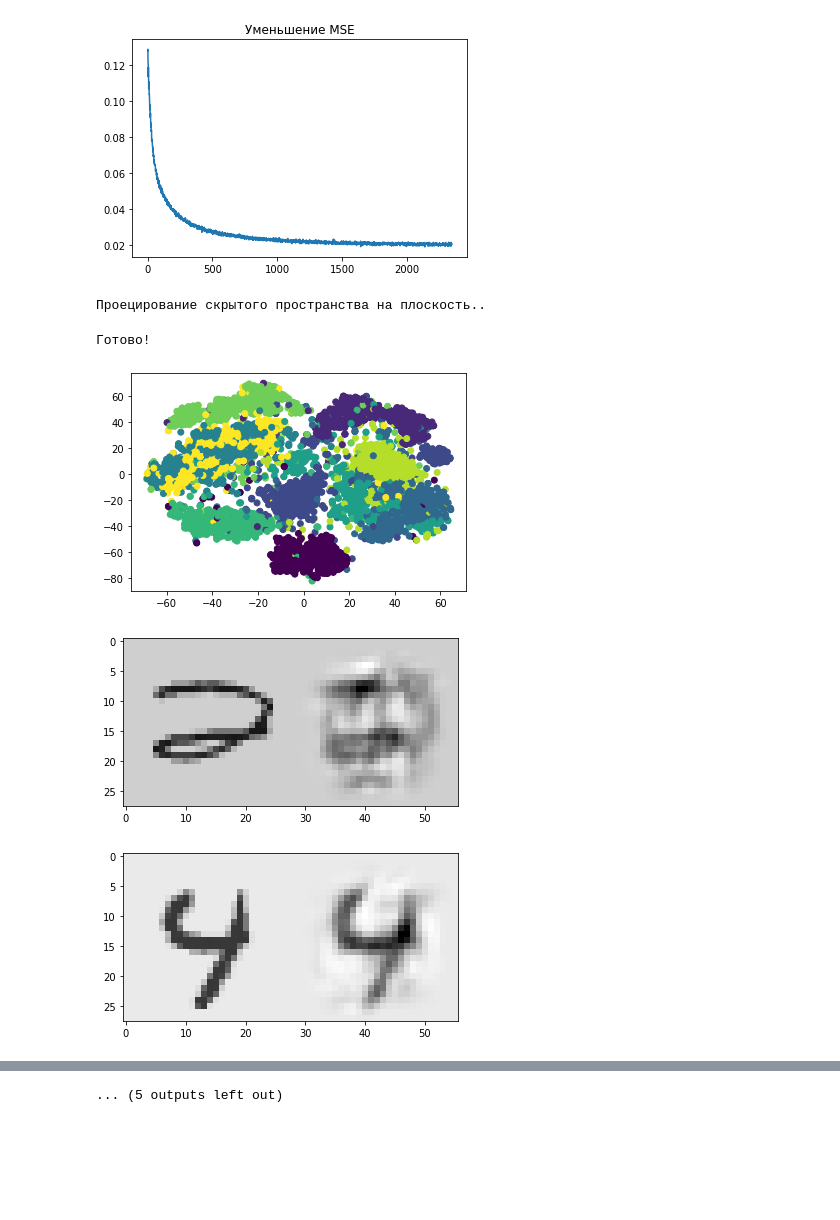
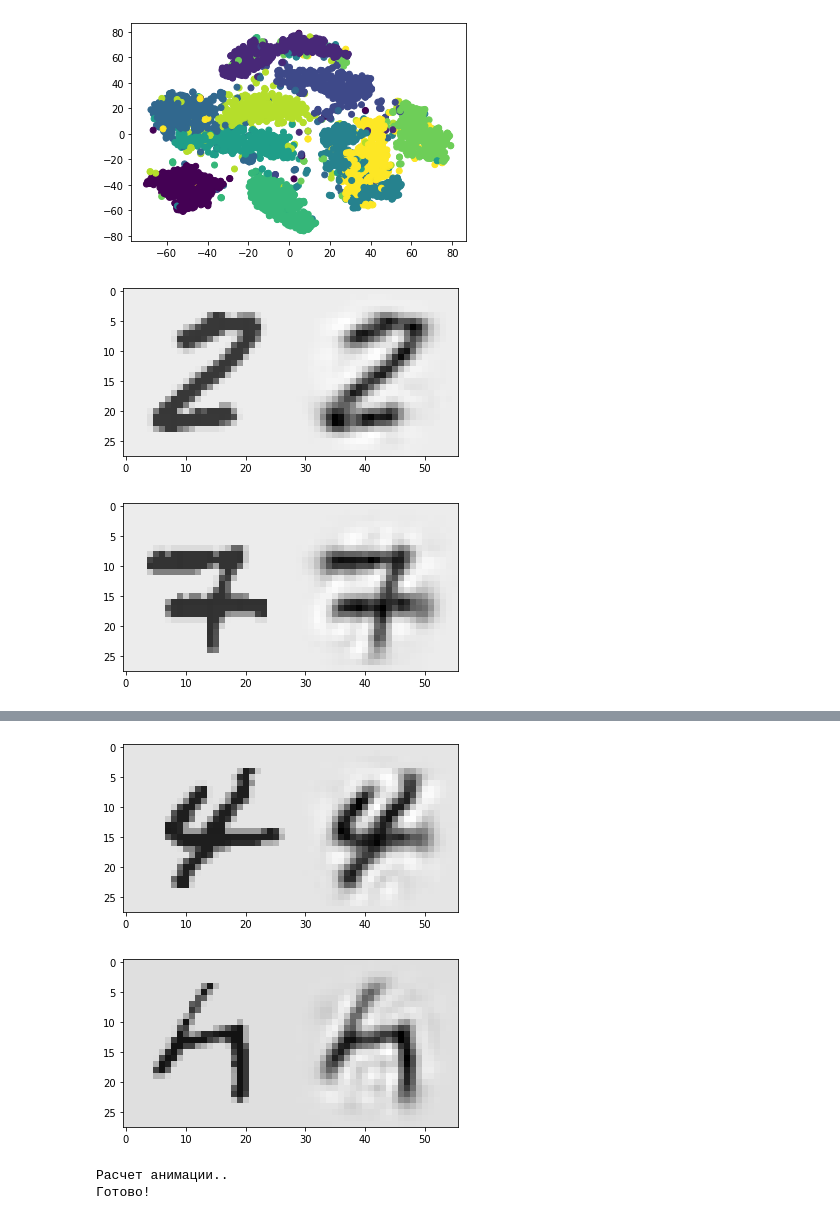
Before and after one commit to lomovtsevp/ML_course_MIREA, a Jupyter notebook: ML2/PR4/Encoders.ipynb, the cells around one changed output, grey strips where cells are left out. Drawn from its saved outputs; the diff is of its cells as text; code cells hidden in the pictures; blank space fills up the shorter version.

```diff
--- a/ML2/PR4/Encoders.ipynb
+++ b/ML2/PR4/Encoders.ipynb
@@ -106,7 +106,7 @@ def train_ae(data_loader, encoder, decoder, epochs, lr):
     print('Обучение автокодировщика..')
 
     loss_func = nn.MSELoss() # функция потерь, нужно выбрать.
-    optimizer = torch.optim.Adam(decoder.parameters())  # оптимизатор, нужно выбрать.
+    optimizer = torch.optim.Adam(chain(encoder.parameters(), decoder.parameters()))  # оптимизатор, нужно выбрать.
     loss_history = list()
     for epoch in range(epochs):
         for i, (batch, _) in enumerate(data_loader):
@@ -294,6 +271,3 @@ Extracting data/MNIST/raw/t10k-labels-idx1-ubyte.gz to data/MNIST/raw
-[figure, old version]
-Проецирование скрытого пространства на плоскость..
-Готово!
-[figure, old version]
+[figure, new version]
-[figure, old version]
+[figure, new version]
-[figure, old version]
+[figure, new version]
@@ -301 +275,4 @@ Extracting data/MNIST/raw/t10k-labels-idx1-ubyte.gz to data/MNIST/raw
-... (5 outputs left out)
+[figure, added]
+[figure, added]
+Расчет анимации..
+Готово!
```
Also changed, not shown: parts of 4 cells of this notebook.
